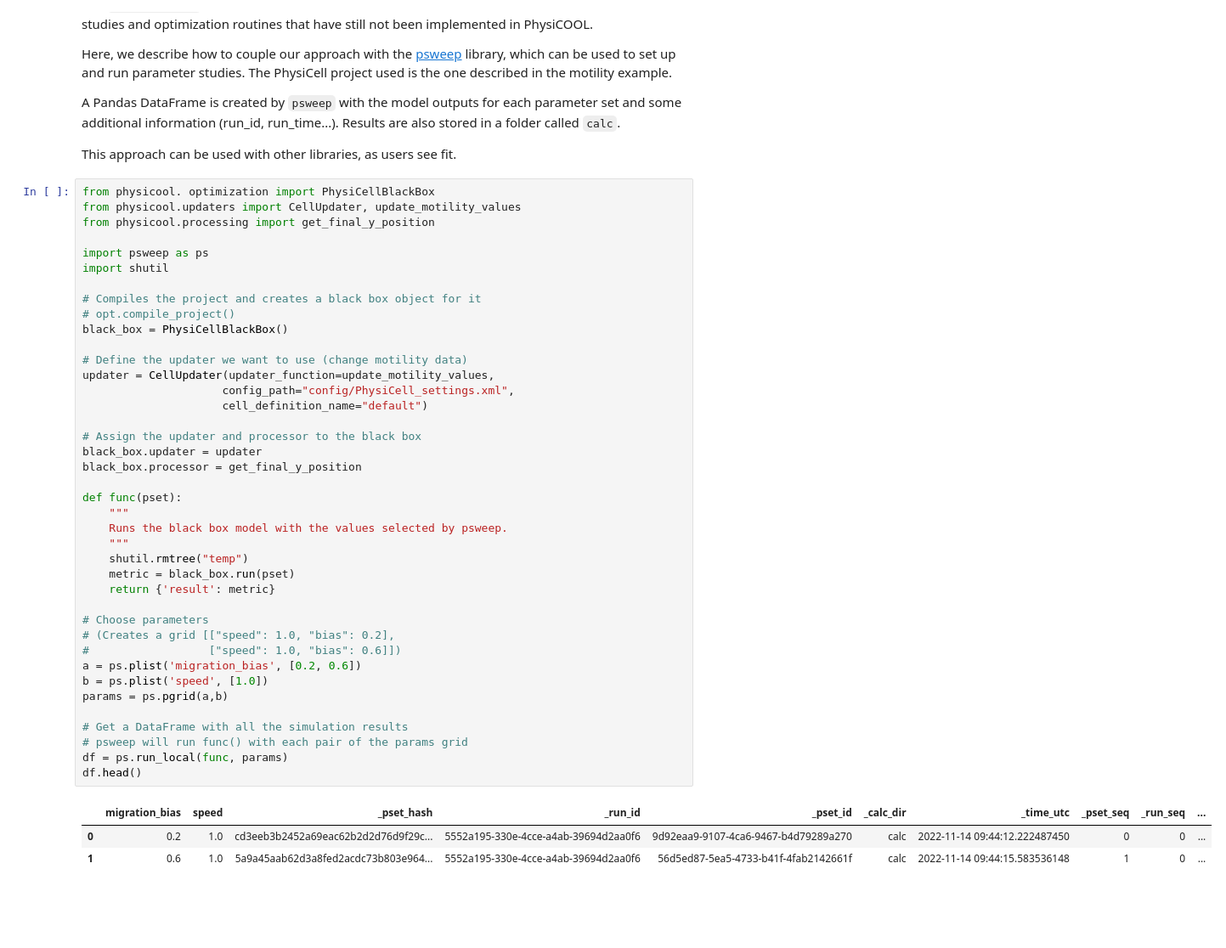
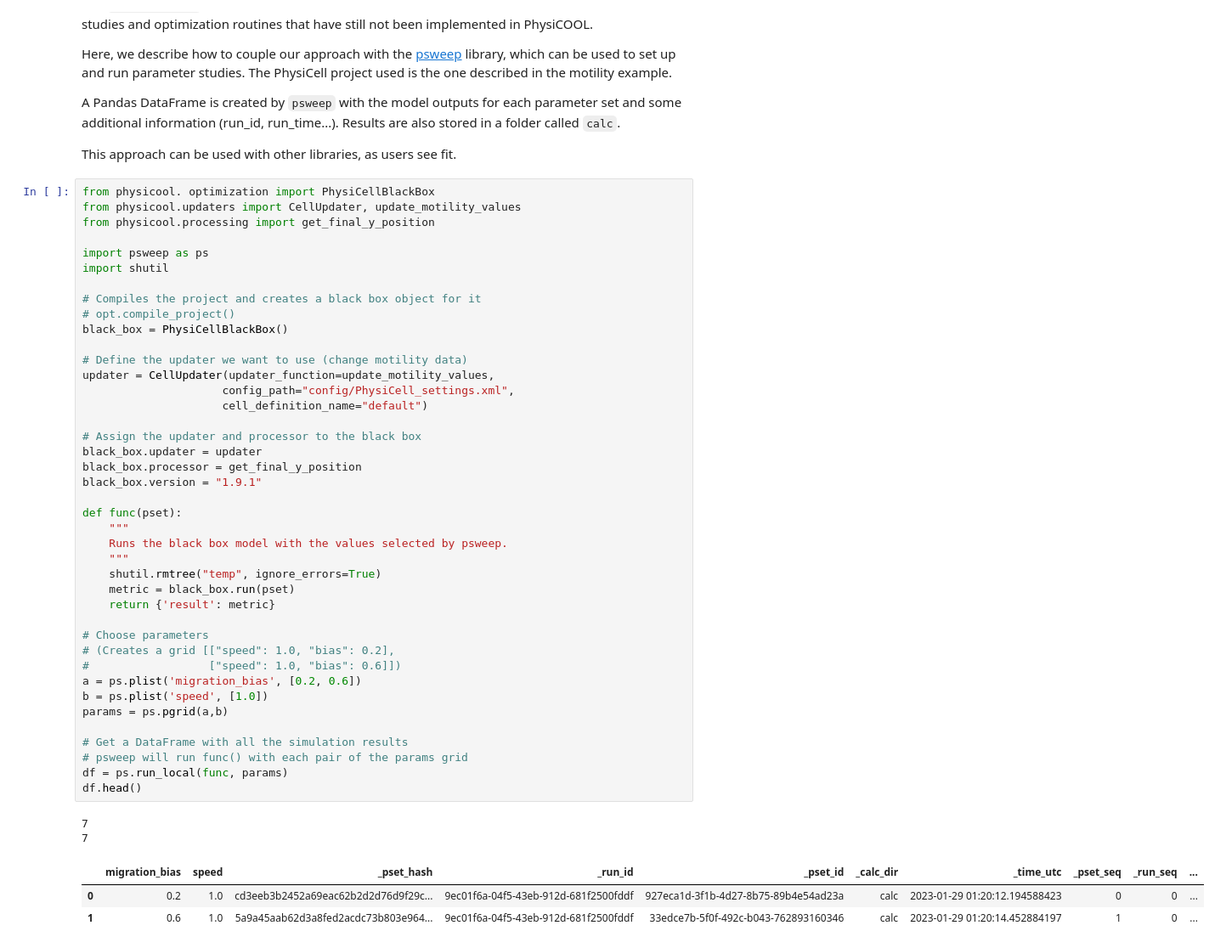
Before and after one commit to IGGoncalves/PhysiCOOL, a Jupyter notebook: examples/third_party/third_party.ipynb, the cells around one changed output. Shown: that part at 85% size. Cells and saved outputs as stored; diff of their text form; blank space fills up the shorter version.

Commit message:
:bug: Examples version fix

```diff
--- a/examples/third_party/third_party.ipynb
+++ b/examples/third_party/third_party.ipynb
@@ -22,33 +22,36 @@ black_box = PhysiCellBlackBox()
 
 # Define the updater we want to use (change motility data)
 updater = CellUpdater(updater_function=update_motility_values,
                      config_path="config/PhysiCell_settings.xml",
                      cell_definition_name="default")
 
 # Assign the updater and processor to the black box
 black_box.updater = updater
 black_box.processor = get_final_y_position
+black_box.version = "1.9.1"
 
 def func(pset):
     """
     Runs the black box model with the values selected by psweep.
     """
-    shutil.rmtree("temp")
+    shutil.rmtree("temp", ignore_errors=True)
     metric = black_box.run(pset)
     return {'result': metric}
 
 # Choose parameters
 # (Creates a grid [["speed": 1.0, "bias": 0.2],
 #                  ["speed": 1.0, "bias": 0.6]])
 a = ps.plist('migration_bias', [0.2, 0.6])
 b = ps.plist('speed', [1.0])
 params = ps.pgrid(a,b)
 
 # Get a DataFrame with all the simulation results
 # psweep will run func() with each pair of the params grid
 df = ps.run_local(func, params)
 df.head()
 # %% [output]
+7
+7
 |  | migration_bias | speed | _pset_hash | _run_id | _pset_id | _calc_dir | _time_utc | _pset_seq | _run_seq | ... |
-| 0 | 0.2 | 1.0 | cd3eeb3b2452a69eac62b2d2d76d9f29c... | 5552a195-330e-4cce-a4ab-39694d2aa0f6 | 9d92eaa9-9107-4ca6-9467-b4d79289a270 | calc | 2022-11-14 09:44:12.222487450 | 0 | 0 | ... |
-| 1 | 0.6 | 1.0 | 5a9a45aab62d3a8fed2acdc73b803e964... | 5552a195-330e-4cce-a4ab-39694d2aa0f6 | 56d5ed87-5ea5-4733-b41f-4fab2142661f | calc | 2022-11-14 09:44:15.583536148 | 1 | 0 | ... |
+| 0 | 0.2 | 1.0 | cd3eeb3b2452a69eac62b2d2d76d9f29c... | 9ec01f6a-04f5-43eb-912d-681f2500fddf | 927eca1d-3f1b-4d27-8b75-89b4e54ad23a | calc | 2023-01-29 01:20:12.194588423 | 0 | 0 | ... |
+| 1 | 0.6 | 1.0 | 5a9a45aab62d3a8fed2acdc73b803e964... | 9ec01f6a-04f5-43eb-912d-681f2500fddf | 33edce7b-5f0f-492c-b043-762893160346 | calc | 2023-01-29 01:20:14.452884197 | 1 | 0 | ... |
```
Also changed, not shown: 3 other files.
